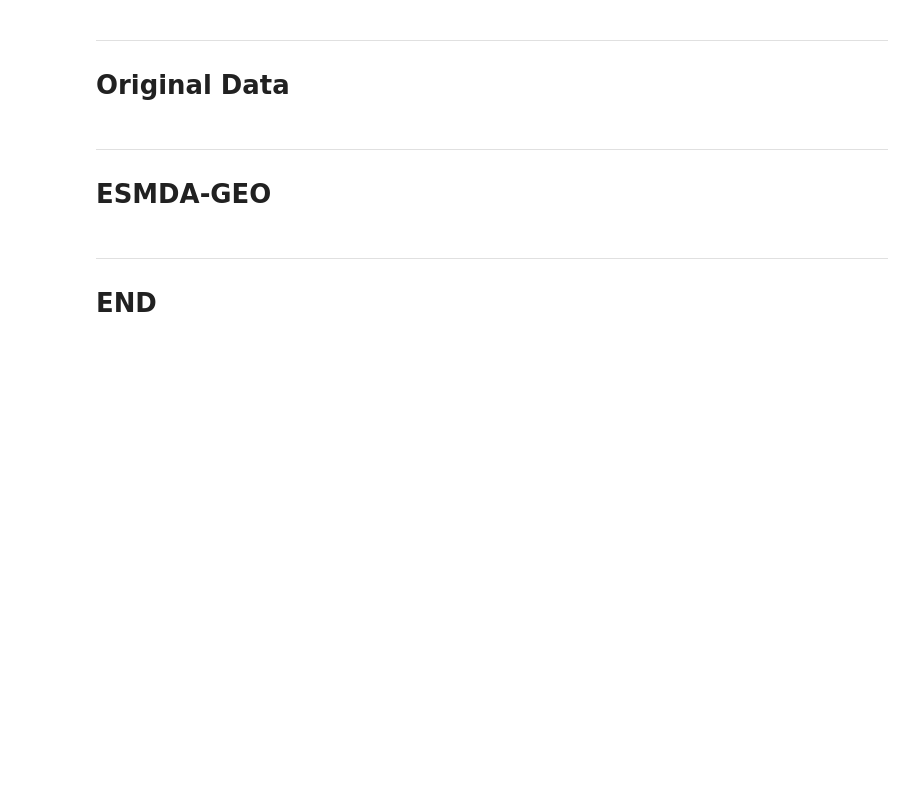
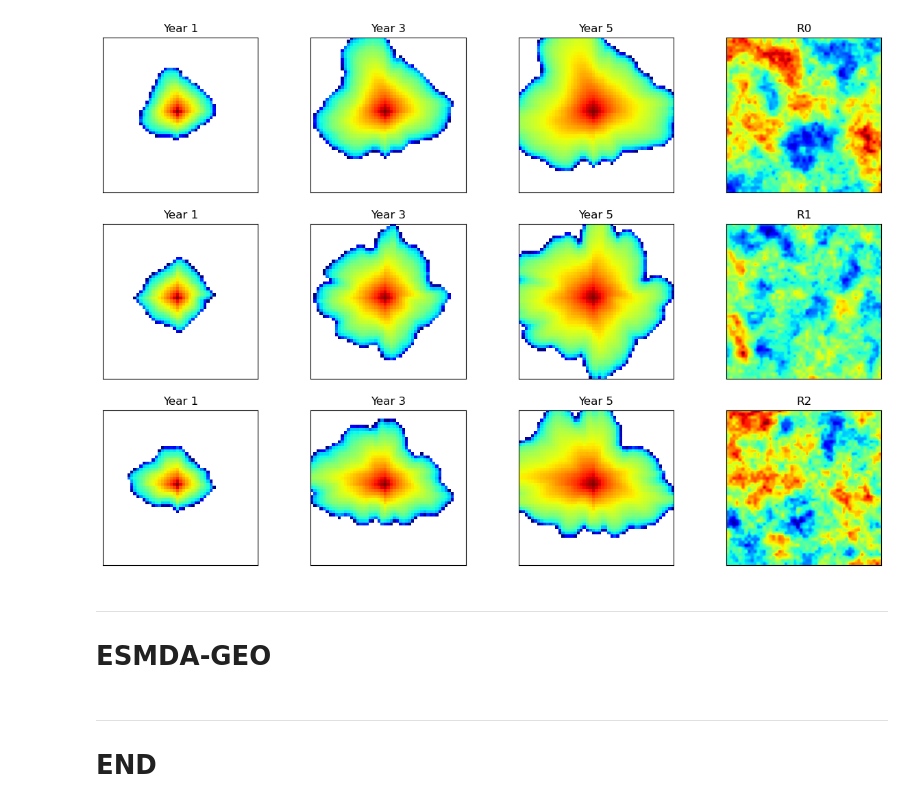
Before and after one commit to misaelmmorales/CO2-Spatial-Data-Assimilation, a Jupyter notebook: main.ipynb, the cells around one changed output. Saved outputs shown, nothing was run; the diff lists cells and outputs as text; code cells hidden in the pictures; blank space fills up the shorter version.

```diff
--- a/main.ipynb
+++ b/main.ipynb
@@ -17,2 +37,4 @@ Torch build with CUDA? True
 # %%
-saturation = octave.feval('simulations_octave/sim', 0)
+saturation = {}
+for i in range(3):
+    saturation[i] = octave.feval('simulations_octave/sim', i)
@@ -23,13 +58,0 @@ octave.eval('rampupTimesteps(5*year(), year(), 5)')
-# %%
-plt.figure(figsize=(15,6))
-for k in range(10):
-    sat = saturation[k].reshape(51,51)
-    sat_masked = np.ma.masked_where(sat<0.01, sat)
-    plt.subplot(1,10,k+1)
-    plt.imshow(sat_masked, cmap='jet', vmin=0, vmax=1)
-    plt.xticks([]); plt.yticks([])
-plt.colorbar(pad=0.04, fraction=0.046)
-plt.show()
-# %% [markdown]
-***
-# Original Data
@@ -41,15 +59,19 @@ sda.plot_perm_sat(perm_true, sat_true)
-# %%
-plt.figure(figsize=(4,3))
-plt.imshow(perm_true, 'jet')
-plt.colorbar(fraction=0.046, pad=0.04)
-plt.show()
-
-plt.figure(figsize=(20,8))
-for i in range(100):
-    plt.subplot(5,20,i+1)
-    plt.imshow(perm_ens[i], 'jet')
-    plt.xticks([]); plt.yticks([])
-plt.show()
+# %%
+n_realizations, n_timesteps = 3, 3
+timesteps = [1, 3, 5]
+
+fig, axs = plt.subplots(n_realizations, n_timesteps+1, figsize=(15,10))
+for i in range(n_realizations):
+    for j in range(n_timesteps):
+        sat = saturation[i][j].reshape(51,51)
+        sat_masked = np.ma.masked_where(sat==0, sat)
+        axs[i,j].imshow(sat_masked, 'jet')
+        axs[i,j].set(xticks=[], yticks=[], title='Year {}'.format(timesteps[j]))
+    axs[i,n_timesteps].imshow(perm_all[i], cmap='jet', interpolation='hanning')
+    axs[i,n_timesteps].set(xticks=[], yticks=[], title='R{}'.format(i))
+plt.show()
+# %% [output]
+[figure, added]
 # %% [markdown]
 ***
 # ESMDA-GEO
```
Also changed, not shown: parts of 6 cells of this notebook, 2 other files.
